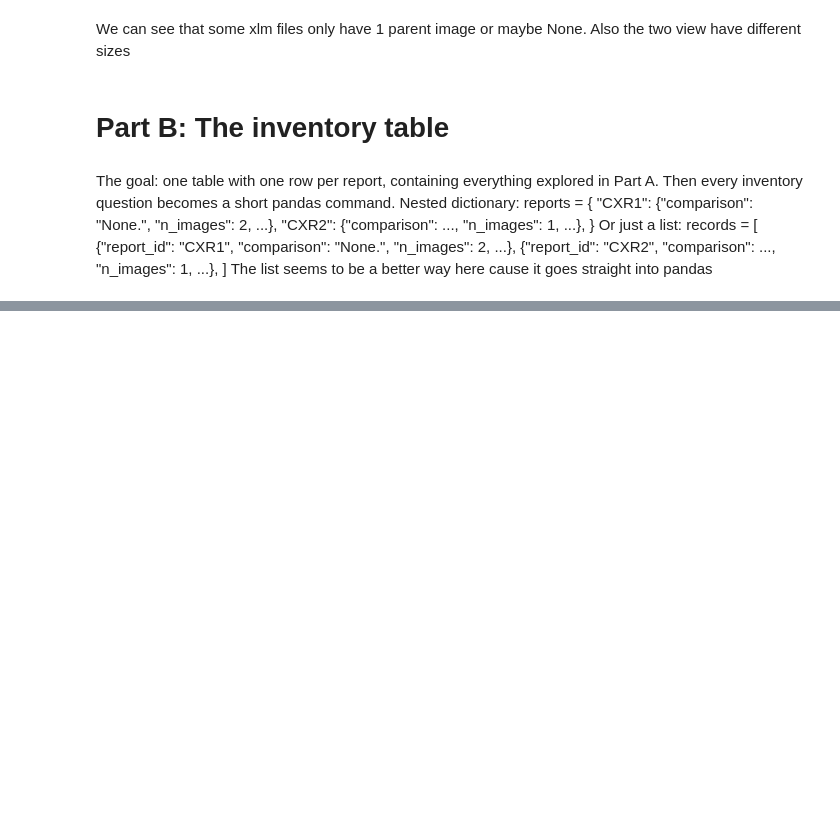
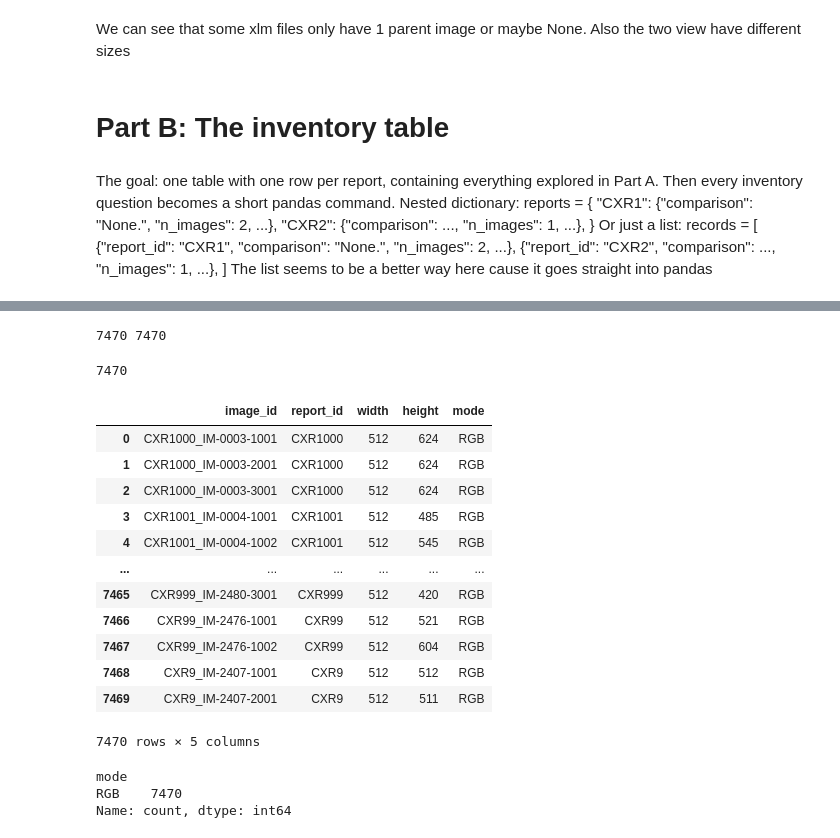
Before and after one commit to Nikolasperreas/cxr-report-generator, a Jupyter notebook: notebooks/01_eda.ipynb, the cells around one changed output, grey strips where cells are left out. Cells and saved outputs as stored; diff of their text form; code cells hidden in the pictures; blank space fills up the shorter version.

```diff
--- a/notebooks/01_eda.ipynb
+++ b/notebooks/01_eda.ipynb
@@ -228,0 +491,13 @@ sections
+# %%
+print(len(image_to_report), df['n_images'].sum())
+
+#they are equal so that means that every image is distinct and not repeated in other reports
+#this says nothing about patients: one patient could have several reports, each with its own images.
+#there is no patient ID in the XML -> open question for Step 0.2
+# %% [output]
+7470 7470
+# %%
+images = list(IMAGES.glob('*.png'))
+len(images)
+# %% [output]
+7470
@@ -228,0 +521,22 @@ sections
+# %%
+img_df
+# %% [output]
+|  | image_id | report_id | width | height | mode |
+| 0 | CXR1000_IM-0003-1001 | CXR1000 | 512 | 624 | RGB |
+| 1 | CXR1000_IM-0003-2001 | CXR1000 | 512 | 624 | RGB |
+| 2 | CXR1000_IM-0003-3001 | CXR1000 | 512 | 624 | RGB |
+| 3 | CXR1001_IM-0004-1001 | CXR1001 | 512 | 485 | RGB |
+| 4 | CXR1001_IM-0004-1002 | CXR1001 | 512 | 545 | RGB |
+| ... | ... | ... | ... | ... | ... |
+| 7465 | CXR999_IM-2480-3001 | CXR999 | 512 | 420 | RGB |
+| 7466 | CXR99_IM-2476-1001 | CXR99 | 512 | 521 | RGB |
+| 7467 | CXR99_IM-2476-1002 | CXR99 | 512 | 604 | RGB |
+| 7468 | CXR9_IM-2407-1001 | CXR9 | 512 | 512 | RGB |
+| 7469 | CXR9_IM-2407-2001 | CXR9 | 512 | 511 | RGB |
+7470 rows × 5 columns
+# %%
+img_df['mode'].value_counts()
+# %% [output]
+mode
+RGB    7470
+Name: count, dtype: int64
```
Also changed, not shown: parts of 67 cells of this notebook.
